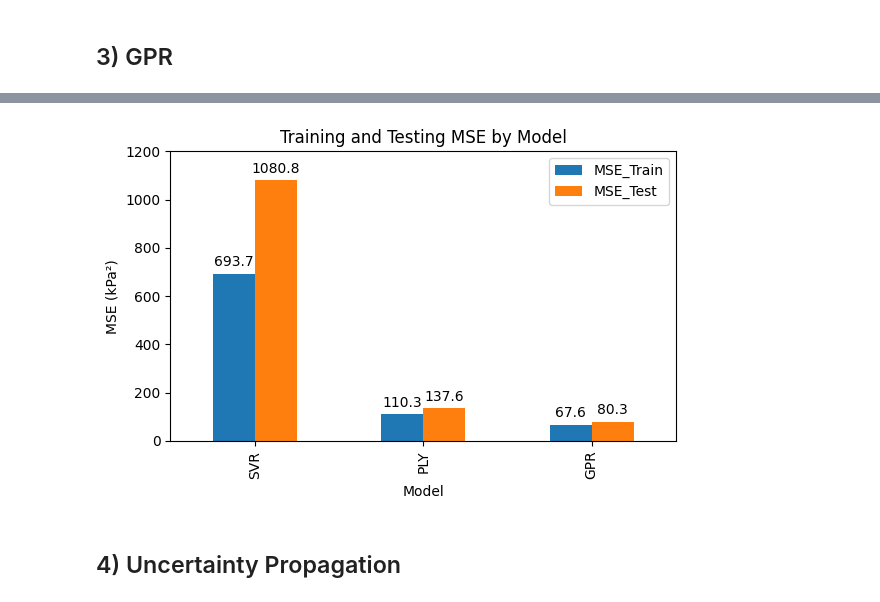
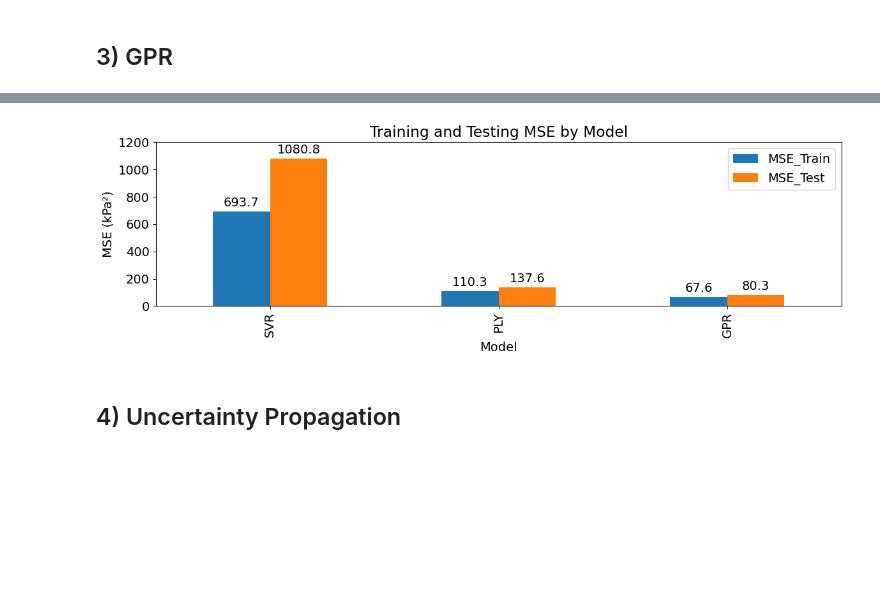
Before and after one commit to lapulga-10/Surrogate-Modeling-and-Uncertainty-Quantification, a Jupyter notebook: Code/Week_5_Surrogate_model_fitting.ipynb, the cells around one changed output, grey strips where cells are left out. Saved outputs shown, nothing was run; the diff lists cells and outputs as text; code cells hidden in the pictures; blank space fills up the shorter version.

Commit message:
Update results images for GPR, polynomial, and SVR models

```diff
--- a/Code/Week_5_Surrogate_model_fitting.ipynb
+++ b/Code/Week_5_Surrogate_model_fitting.ipynb
@@ -524,19 +524,19 @@ mse_df
 # %%
 # Plot grouped bar chart
-ax = mse_df.plot(kind="bar", figsize=(6, 4))
+ax = mse_df.plot(kind="bar", figsize=(12, 4))
 
 for container in ax.containers:
     ax.bar_label(container, fmt='%.1f', padding=3)
 
 ax.set_xlabel("Model")
 ax.set_ylabel("MSE (kPa²)")
 ax.set_ylim(0, 1200)
 ax.set_title("Training and Testing MSE by Model")
 plt.tight_layout()
 plt.savefig("results/mse_bar_chart.png", dpi=300, bbox_inches="tight")
 plt.show()
 # %% [output]
-[figure, old version]
+[figure, new version]
 # %% [markdown]
 ## 4) Uncertainty Propagation
 # %%
```
Also changed, not shown: parts of 27 cells of this notebook, 19 other files.
